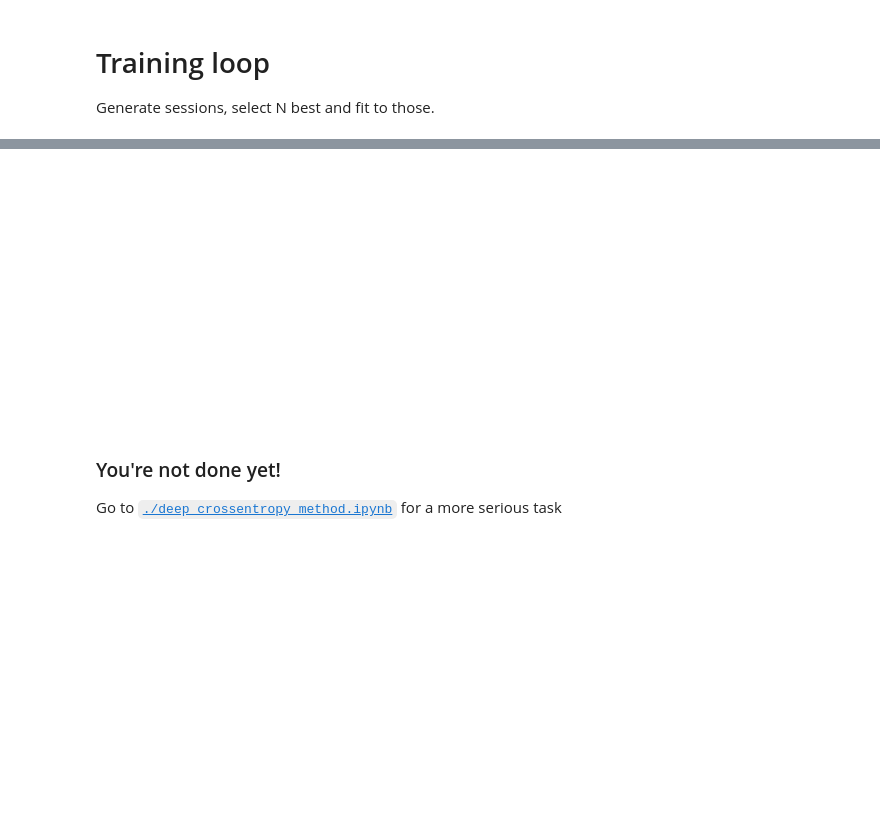
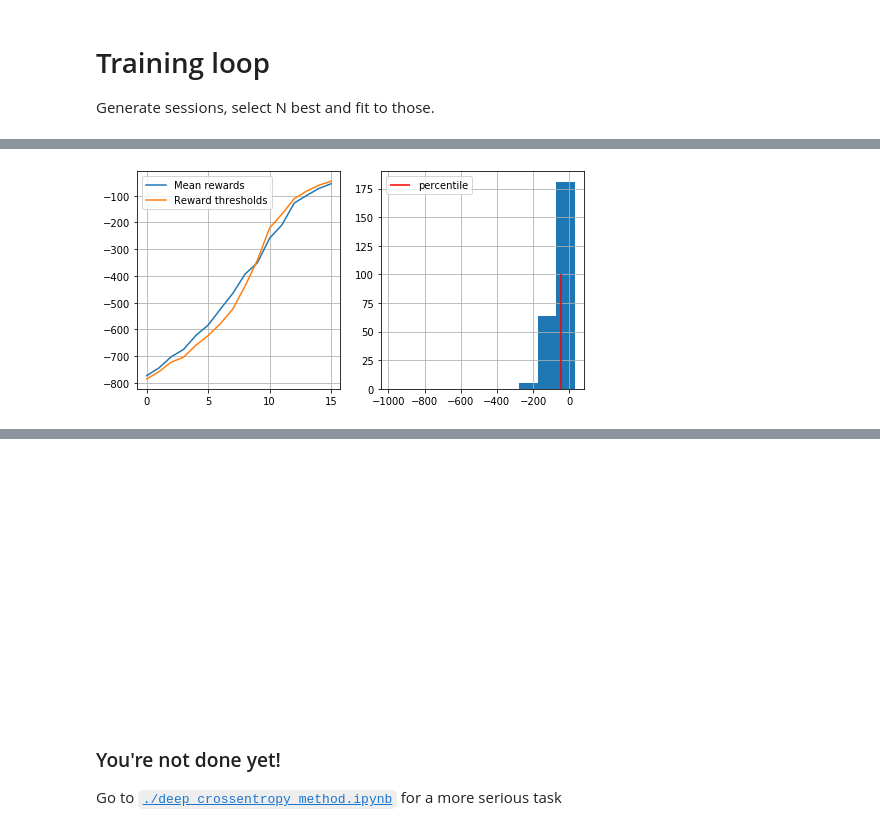
Before and after one commit to pkuderov/Practical_RL, a Jupyter notebook: week01_intro/crossentropy_method.ipynb, the cells around one changed output, grey strips where cells are left out. Saved outputs shown, nothing was run; the diff lists cells and outputs as text; code cells hidden in the pictures; blank space fills up the shorter version.

```diff
--- a/week01_intro/crossentropy_method.ipynb
+++ b/week01_intro/crossentropy_method.ipynb
@@ -236,37 +209,6 @@ def update_policy(elite_states, elite_actions):
     new_policy[visited] /= sums[visited, np.newaxis]
 
     return new_policy
-# %%
-from scipy.sparse import coo_matrix, csr_matrix
-
-def update_policy(elite_states, elite_actions):
-    """
-    Given old policy and a list of elite states/actions from select_elites,
-    return new updated policy where each action probability is proportional to
-
-    policy[s_i,a_i] ~ #[occurences of si and ai in elite states/actions]
-
-    Don't forget to normalize policy to get valid probabilities and handle 0/0 case.
-    In case you never visited a state, set probabilities for all actions to 1./n_actions
-
-    :param elite_states: 1D list of states from elite sessions
-    :param elite_actions: 1D list of actions from elite sessions
-
-    """
-
-    data = np.ones(len(elite_states))
-    ijv = (data, (elite_states, elite_actions))
-    new_policy = coo_matrix(ijv, shape=(n_states, n_actions), dtype=float).toarray()
-
-    sums = new_policy.sum(axis=1)
-    not_visited = sums < .1
-    visited = ~not_visited
-
-#     new_policy = new_policy.toarray()
-    new_policy[not_visited] = 1. / n_actions
-    new_policy[visited] /= sums[visited, np.newaxis]
-
-    return new_policy
 # %%
 elite_states = [1, 2, 3, 4, 2, 0, 2, 3, 1]
 elite_actions = [0, 2, 4, 3, 2, 0, 1, 3, 3]
@@ -331,19 +273,21 @@ policy = np.ones([n_states, n_actions]) / n_actions
 n_sessions = 250  # sample this many sessions
 percentile = 50  # take this percent of session with highest rewards
 learning_rate = 0.5  # add this thing to all counts for stability
+t_max = 500
 
+_states, _actions = np.empty((n_sessions, t_max), dtype=np.int16), np.empty((n_sessions, t_max), dtype=np.int8)
 log = []
 
-for i in range(5):
-    sessions = [generate_session(policy, t_max=500) for _ in range(n_sessions)]
+for i in range(20):
+    %time sessions = [generate_session(_states[s], _actions[s], policy, t_max=t_max) for s in range(n_sessions)]
 
     states_batch, actions_batch, rewards_batch = zip(*sessions)
     elite_states, elite_actions = select_elites(states_batch, actions_batch, rewards_batch, percentile)
 
-    %time new_policy = update_policy(elite_states, elite_actions)
+    new_policy = update_policy(elite_states, elite_actions)
 
     policy = learning_rate*new_policy + (1-learning_rate)*policy
 
     # display results on chart
-#     show_progress(rewards_batch, log, percentile)
+    show_progress(rewards_batch, log, percentile)
 # %% [output]
@@ -359,0 +295 @@ Wall time: 268 µs
+[figure, added]
```
Also changed, not shown: parts of 6 cells of this notebook.
